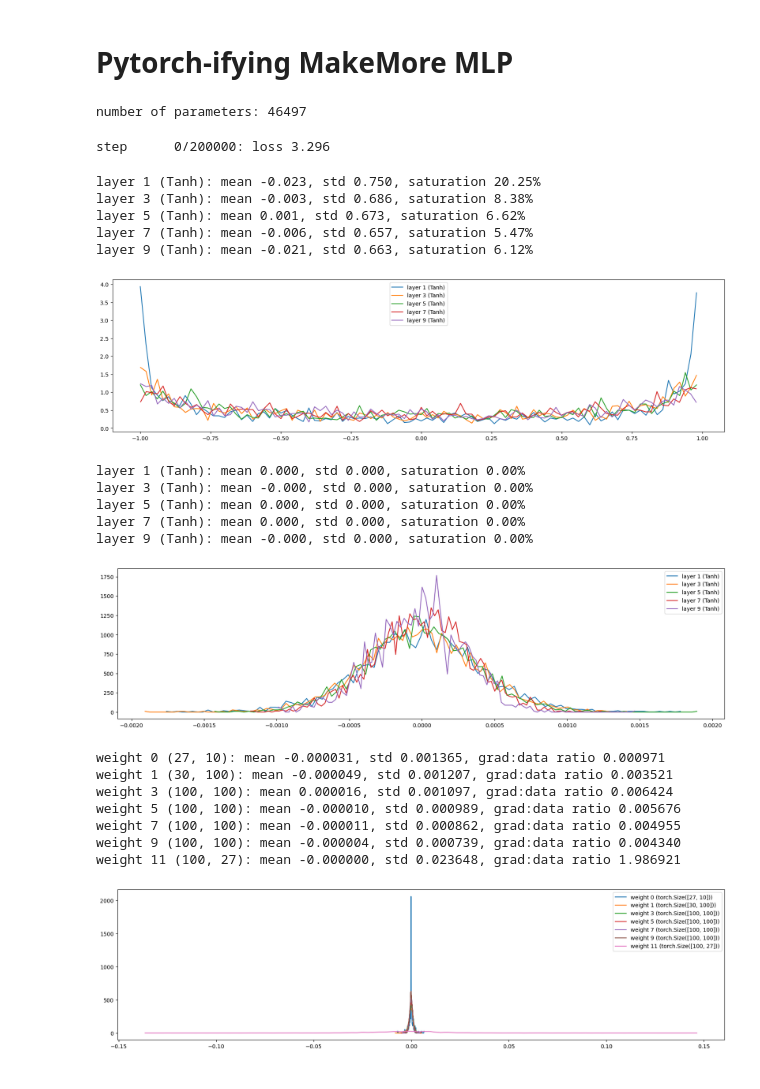
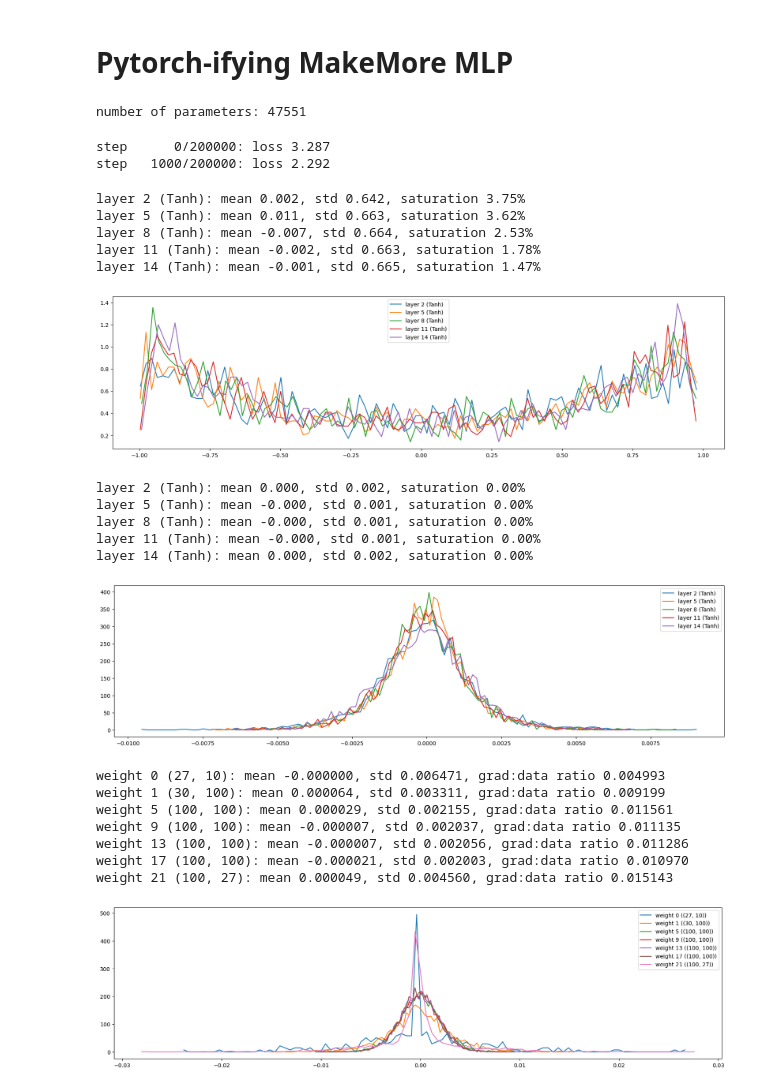
Before and after one commit to semacki2/makemore, a Jupyter notebook: makemore_mlp_v2.ipynb, the cells around one changed output. Drawn from its saved outputs; the diff is of its cells as text; code cells hidden in the pictures.

```diff
--- a/makemore_mlp_v2.ipynb
+++ b/makemore_mlp_v2.ipynb
@@ -321,17 +321,17 @@ g = torch.Generator().manual_seed(2147483647)
 
 C = torch.randn((vocab_size, n_embd), generator=g) # the character embedding matrix
 layers = [
-    Linear(n_embd * block_size,     n_hidden),  Tanh(),
-    Linear(n_hidden,                n_hidden),  Tanh(),
-    Linear(n_hidden,                n_hidden),  Tanh(),
-    Linear(n_hidden,                n_hidden),  Tanh(),
-    Linear(n_hidden,                n_hidden),  Tanh(),
-    Linear(n_hidden,                vocab_size)
+    Linear(n_embd * block_size,     n_hidden),  BatchNorm1d(n_hidden),  Tanh(),
+    Linear(n_hidden,                n_hidden),  BatchNorm1d(n_hidden),  Tanh(),
+    Linear(n_hidden,                n_hidden),  BatchNorm1d(n_hidden),  Tanh(),
+    Linear(n_hidden,                n_hidden),  BatchNorm1d(n_hidden),  Tanh(),
+    Linear(n_hidden,                n_hidden),  BatchNorm1d(n_hidden),  Tanh(),
+    Linear(n_hidden,                vocab_size), BatchNorm1d(vocab_size),
 ]
 
 with torch.no_grad():
     # last layer: make less confident
-    layers[-1].weight *= 0.1
+    layers[-1].gamma *= 0.1
 
     # all other layers: apply gain
     for layer in layers[:-1]:
@@ -344,12 +344,13 @@ print('number of parameters:', sum(p.nelement() for p in parameters))
 for p in parameters:
     p.requires_grad = True
 # %% [output]
-number of parameters: 46497
+number of parameters: 47551
 # %%
 # optimization
 max_steps = 200000
 batch_size = 32
 losses = []
+update_data_ratios = []
 
 for step in range(max_steps):
     # minibatch construction
@@ -369,23 +370,33 @@ for step in range(max_steps):
     # backward pass
     for layer in layers:
         layer.out.retain_grad() # might be better to get rid of this line
+
+    for p in parameters:
+        p.grad = None
+
     loss.backward()
 
     # update the parameters
-    learning_rate = 0.1 if step < 100000 else 0.01
+    learning_rate = 1 if step < 100000 else 0.01
 
     for p in parameters:
         p.data -= learning_rate * p.grad
-        # p.grad.zero_()
+        # p.grad = None
 
     # track statistics
     if step % 1000 == 0:
         print(f'step {step:6d}/{max_steps:6d}: loss {loss.item():.3f}')
 
     losses.append(loss.item())
-    break
+
+    with torch.no_grad():
+        update_data_ratios.append([(learning_rate*p.grad.std() / p.data.std()).log().item() for p in parameters])
+
+    if step >= 1000:
+        break
 # %% [output]
-step      0/200000: loss 3.296
+step      0/200000: loss 3.287
+step   1000/200000: loss 2.292
 # %%
 # visualize histograms
 plt.figure(figsize=(20, 5))
@@ -402,12 +413,12 @@ for i, layer in enumerate(layers[:-1]): # skip the last layer
 plt.legend(legends)
 plt.show()
 # %% [output]
-layer 1 (Tanh): mean -0.023, std 0.750, saturation 20.25%
-layer 3 (Tanh): mean -0.003, std 0.686, saturation 8.38%
-layer 5 (Tanh): mean 0.001, std 0.673, saturation 6.62%
-layer 7 (Tanh): mean -0.006, std 0.657, saturation 5.47%
-layer 9 (Tanh): mean -0.021, std 0.663, saturation 6.12%
+layer 2 (Tanh): mean 0.002, std 0.642, saturation 3.75%
+layer 5 (Tanh): mean 0.011, std 0.663, saturation 3.62%
+layer 8 (Tanh): mean -0.007, std 0.664, saturation 2.53%
+layer 11 (Tanh): mean -0.002, std 0.663, saturation 1.78%
+layer 14 (Tanh): mean -0.001, std 0.665, saturation 1.47%
-[figure, old version]
+[figure, new version]
 # %%
 # visualize histograms
 plt.figure(figsize=(20, 5))
@@ -424,34 +435,34 @@ for i, layer in enumerate(layers[:-1]): # skip the last layer
 plt.legend(legends)
 plt.show()
 # %% [output]
-layer 1 (Tanh): mean 0.000, std 0.000, saturation 0.00%
-layer 3 (Tanh): mean -0.000, std 0.000, saturation 0.00%
-layer 5 (Tanh): mean 0.000, std 0.000, saturation 0.00%
-layer 7 (Tanh): mean 0.000, std 0.000, saturation 0.00%
-layer 9 (Tanh): mean -0.000, std 0.000, saturation 0.00%
+layer 2 (Tanh): mean 0.000, std 0.002, saturation 0.00%
+layer 5 (Tanh): mean -0.000, std 0.001, saturation 0.00%
+layer 8 (Tanh): mean -0.000, std 0.001, saturation 0.00%
+layer 11 (Tanh): mean -0.000, std 0.001, saturation 0.00%
+layer 14 (Tanh): mean 0.000, std 0.002, saturation 0.00%
-[figure, old version]
+[figure, new version]
 # %%
 # visualization
 plt.figure(figsize=(20, 5))
 legends = []
 
 for i,p in enumerate(parameters):
     t = p.grad
 
     if p.ndim == 2:
         print(f'weight {i} {tuple(p.shape)}: mean {t.mean():.6f}, std {t.std():.6f}, grad:data ratio {t.abs().mean() / p.abs().mean():.6f}')
         hy, hx = torch.histogram(t, density=True)
         plt.plot(hx[:-1].detach(), hy.detach())
-        legends.append(f'weight {i} ({p.shape})')
+        legends.append(f'weight {i} ({tuple(p.shape)})')
 
 plt.legend(legends)
 plt.show()
 # %% [output]
-weight 0 (27, 10): mean -0.000031, std 0.001365, grad:data ratio 0.000971
-weight 1 (30, 100): mean -0.000049, std 0.001207, grad:data ratio 0.003521
-weight 3 (100, 100): mean 0.000016, std 0.001097, grad:data ratio 0.006424
-weight 5 (100, 100): mean -0.000010, std 0.000989, grad:data ratio 0.005676
-weight 7 (100, 100): mean -0.000011, std 0.000862, grad:data ratio 0.004955
-weight 9 (100, 100): mean -0.000004, std 0.000739, grad:data ratio 0.004340
-weight 11 (100, 27): mean -0.000000, std 0.023648, grad:data ratio 1.986921
+weight 0 (27, 10): mean -0.000000, std 0.006471, grad:data ratio 0.004993
+weight 1 (30, 100): mean 0.000064, std 0.003311, grad:data ratio 0.009199
+weight 5 (100, 100): mean 0.000029, std 0.002155, grad:data ratio 0.011561
+weight 9 (100, 100): mean -0.000007, std 0.002037, grad:data ratio 0.011135
+weight 13 (100, 100): mean -0.000007, std 0.002056, grad:data ratio 0.011286
+weight 17 (100, 100): mean -0.000021, std 0.002003, grad:data ratio 0.010970
+weight 21 (100, 27): mean 0.000049, std 0.004560, grad:data ratio 0.015143
-[figure, old version]
+[figure, new version]
```
Also changed, not shown: parts of 1 cell of this notebook, 1 other file.
